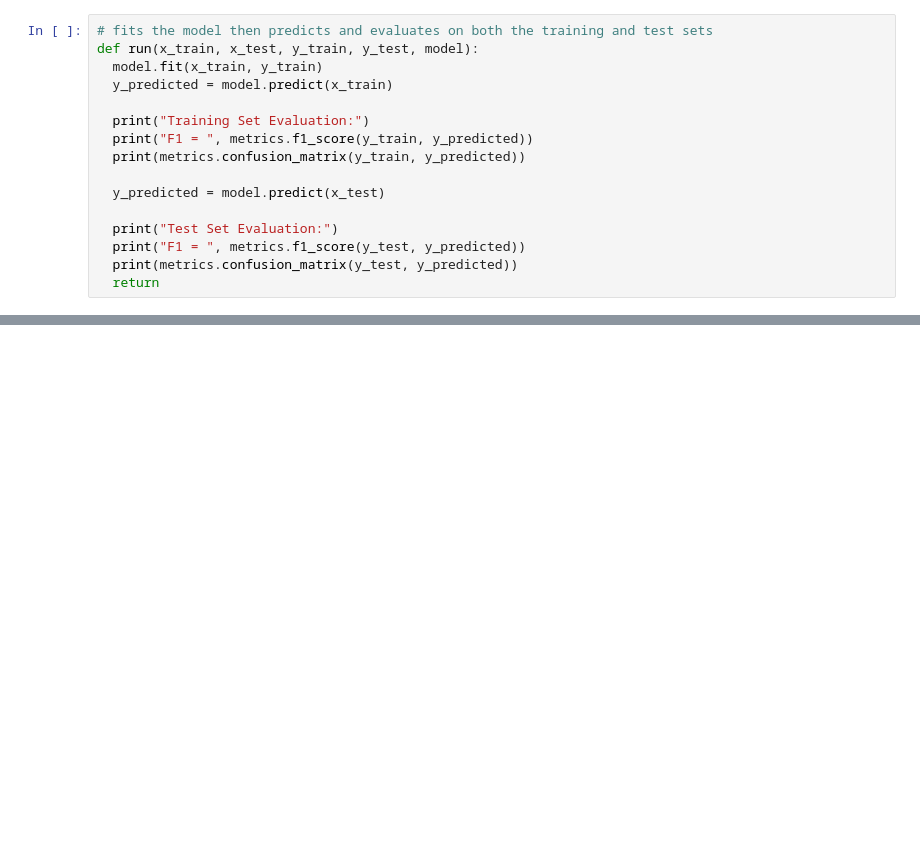
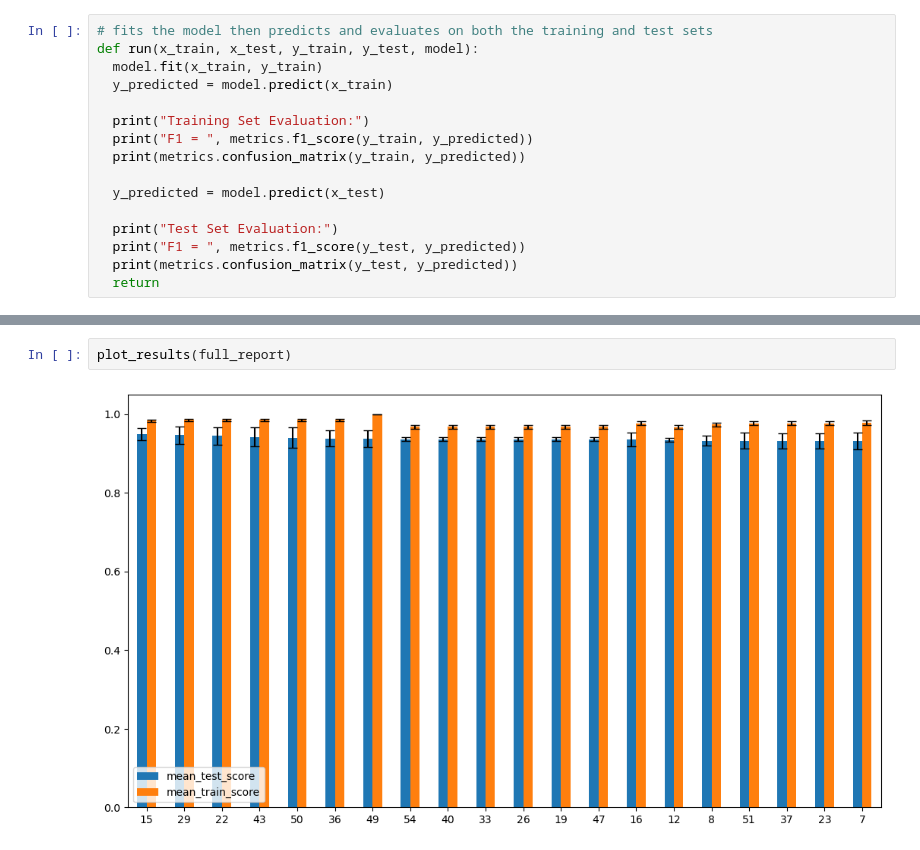
Before and after one commit to EvangelosStefanos/machine-learning-basic-templates, a Jupyter notebook: 02_DecisionTrees.ipynb, the cells around one changed output, grey strips where cells are left out. Saved outputs shown, nothing was run; the diff lists cells and outputs as text; blank space fills up the shorter version.

```diff
--- a/02_DecisionTrees.ipynb
+++ b/02_DecisionTrees.ipynb
@@ -136,3 +201,7 @@ result
+# %%
+plot_results(full_report)
+# %% [output]
+[figure, added]
 # %%
 tree.plot_tree(model.best_estimator_)
 # %% [output]
```
Also changed, not shown: parts of 10 cells of this notebook, 2 other files.
